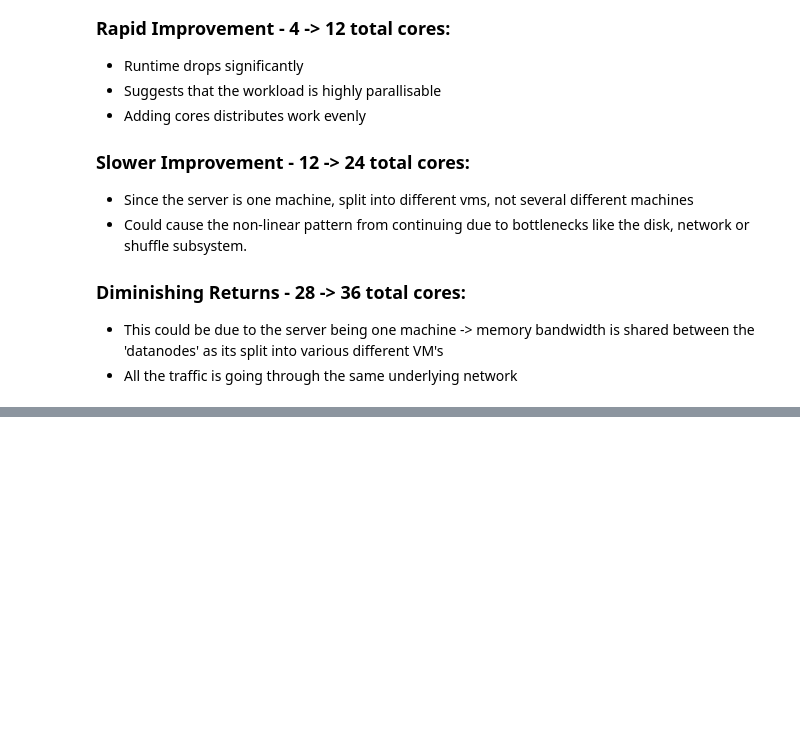
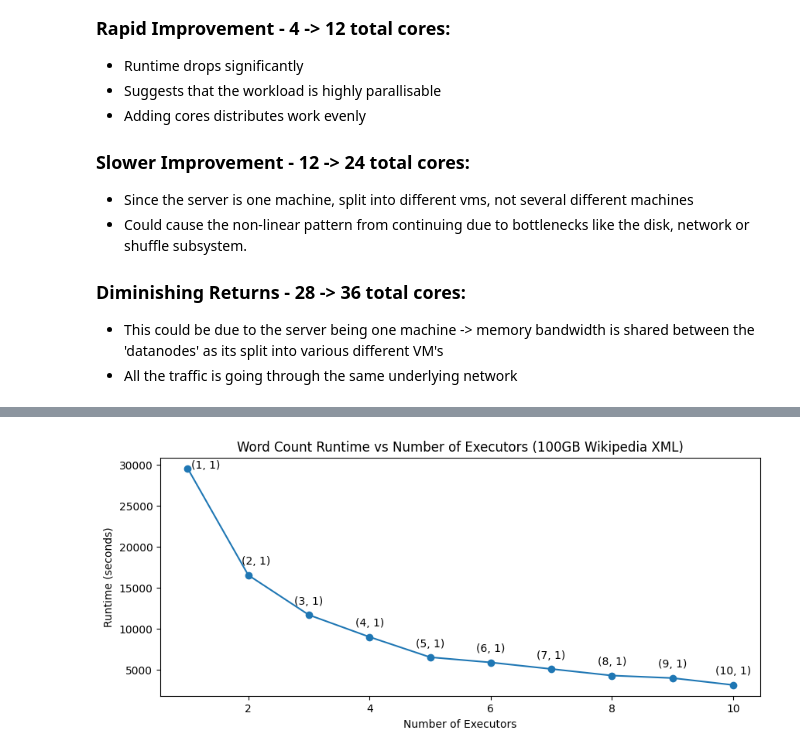
Before and after one commit to Arbzzz04/spark-massive-scale-analytics, a Jupyter notebook: product/Performance_testing/wordcount_performance.ipynb, the cells around one changed output, grey strips where cells are left out. Drawn from its saved outputs; the diff is of its cells as text; code cells hidden in the pictures; blank space fills up the shorter version.

Commit message:
#5: Adding WordCount performance test with executors and break down of results

```diff
--- a/product/Performance_testing/wordcount_performance.ipynb
+++ b/product/Performance_testing/wordcount_performance.ipynb
@@ -7,9 +7,9 @@ All the spark jobs performed within these tests will be conducted over the 100gb
 # %%
 import pandas as pd
 
-performanceData = pd.read_excel("FYP_performance_testing.xlsx", "WordCount performance - Cores")
+performanceData_cores = pd.read_excel("FYP_performance_testing.xlsx", "WordCount performance - Cores")
 
-performanceData
+performanceData_cores
 # %% [output]
 |  | num_executors | executor_cores | executor_memory | total_cores | runtime_seconds |
 | 0 | 2 | 2 | 4G | 4 | 9136 |
@@ -26,11 +26,11 @@ import matplotlib.pyplot as plt
 
 plt.figure(figsize=(9,5))
 
-plt.plot(performanceData["total_cores"],
-         performanceData["runtime_seconds"],
+plt.plot(performanceData_cores["total_cores"],
+         performanceData_cores["runtime_seconds"],
          marker="o")
 
-for i, row in performanceData.iterrows():
+for i, row in performanceData_cores.iterrows():
     label = f"({row['num_executors']}, {row['executor_cores']})"
     if row['total_cores'] > 15:
         plt.annotate(
@@ -82,3 +82,7 @@ plt.show()
 
 - This could be due to the server being one machine -> memory bandwidth is shared between the 'datanodes' as its split into various different VM's
 - All the traffic is going through the same underlying network
+# %%
+performanceData_executors = pd.read_excel("FYP_performance_testing.xlsx", "WordCount perf - Executors")
+
+performanceData_executors
@@ -84,0 +101,43 @@ plt.show()
+# %%
+import matplotlib.pyplot as plt
+
+plt.figure(figsize=(10,4))
+
+plt.plot(performanceData_executors["num_executors"],
+         performanceData_executors["runtime_seconds"],
+         marker="o")
+
+for i, row in performanceData_executors.iterrows():
+    label = f"({row['num_executors']}, {row['executor_cores']})"
+    if row['num_executors'] == 1:
+        plt.annotate(
+            label,
+            (row['num_executors'], row['runtime_seconds']),
+            textcoords="offset points",
+            xytext=(17,0),
+            ha='center'
+        )
+    elif row['num_executors'] == 2:
+        plt.annotate(
+            label,
+            (row['num_executors'], row['runtime_seconds']),
+            textcoords="offset points",
+            xytext=(7,10),
+            ha='center'
+        )
+    else:
+        plt.annotate(
+            label,
+            (row['num_executors'], row['runtime_seconds']),
+            textcoords="offset points",
+            xytext=(0,10),
+            ha='center'
+        )
+
+plt.title("Word Count Runtime vs Number of Executors (100GB Wikipedia XML)")
+plt.xlabel("Number of Executors")
+plt.ylabel("Runtime (seconds)")
+
+plt.show()
+# %% [output]
+[figure, added]
```
Also changed, not shown: parts of 2 cells of this notebook.
